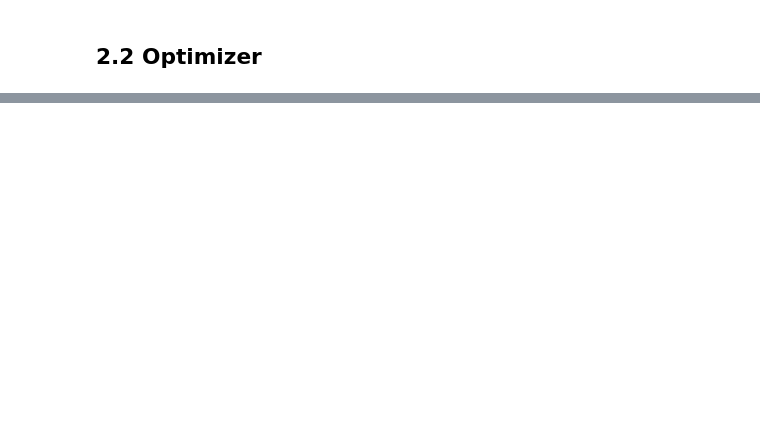
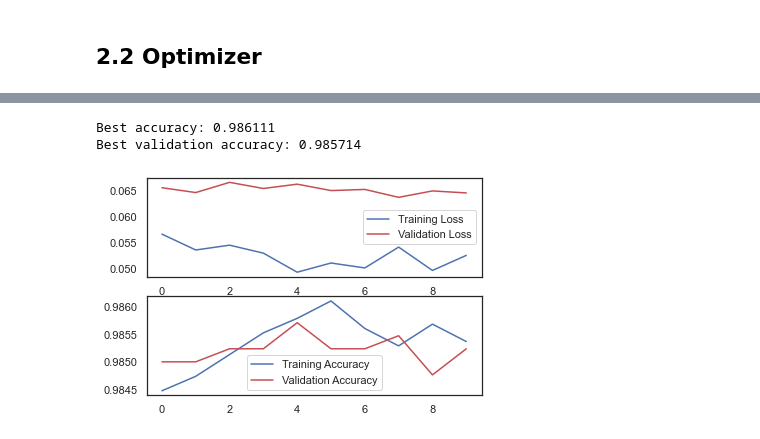
Before and after one commit to lievi/cnn_tutorial, a Jupyter notebook: mnist_classification.ipynb, the cells around one changed output, grey strips where cells are left out. Drawn from its saved outputs; the diff is of its cells as text; code cells hidden in the pictures; blank space fills up the shorter version.

```diff
--- a/mnist_classification.ipynb
+++ b/mnist_classification.ipynb
@@ -173,0 +224,8 @@ batch_size = 30
+# %%
+learning_rate_reduction = ReduceLROnPlateau(
+    monitor='loss',
+    patience=3,
+    verbose=1,
+    factor=0.5,
+    min_lr=0.00001
+)
@@ -187,0 +357,41 @@ KeyboardInterrupt:
+# %%
+def plot_accuracy_and_loss(history):
+
+    fig, ax = plt.subplots(2, 1)
+    ax[0].plot(
+        history.history['loss'],
+        color='b',
+        label='Training Loss'
+    )
+    ax[0].plot(
+        history.history['val_loss'],
+        color='r',
+        label='Validation Loss'
+    )
+    legend = ax[0].legend(loc='best')
+
+    ax[1].plot(
+        history.history['accuracy'],
+        color='b',
+        label="Training Accuracy"
+    )
+    ax[1].plot(
+        history.history['val_accuracy'],
+        color='r',
+        label="Validation Accuracy"
+    )
+    legend = ax[1].legend(loc='best')
+
+    print(
+        f"Best accuracy: {max(history.history['accuracy']):.6f}"
+    )
+    print(
+        "Best validation accuracy"
+        f": {max(history.history['val_accuracy']):.6f}"
+    )
+# %%
+plot_accuracy_and_loss(history)
+# %% [output]
+Best accuracy: 0.986111
+Best validation accuracy: 0.985714
+[figure, added]
```
Also changed, not shown: parts of 21 cells of this notebook.
